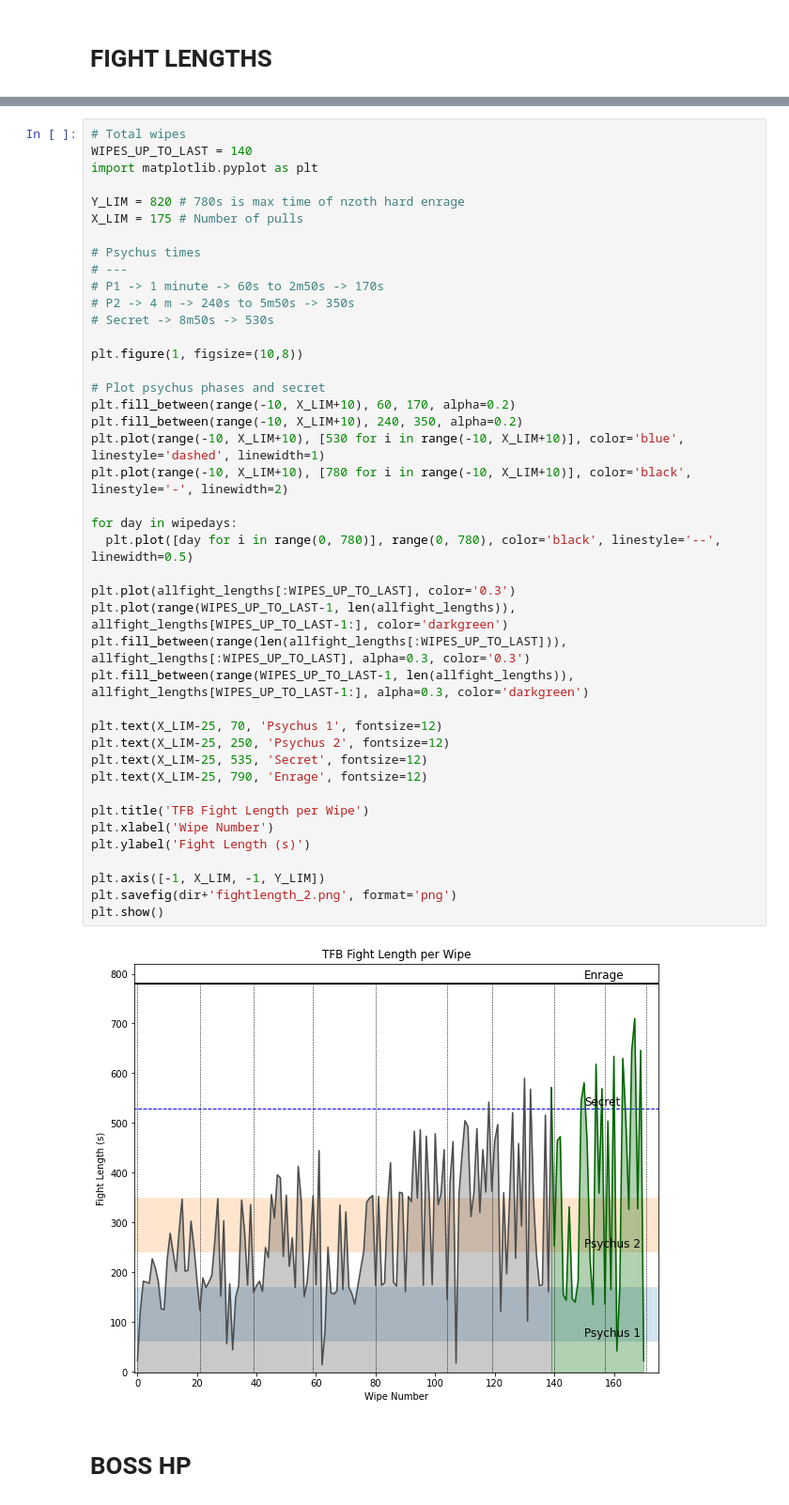
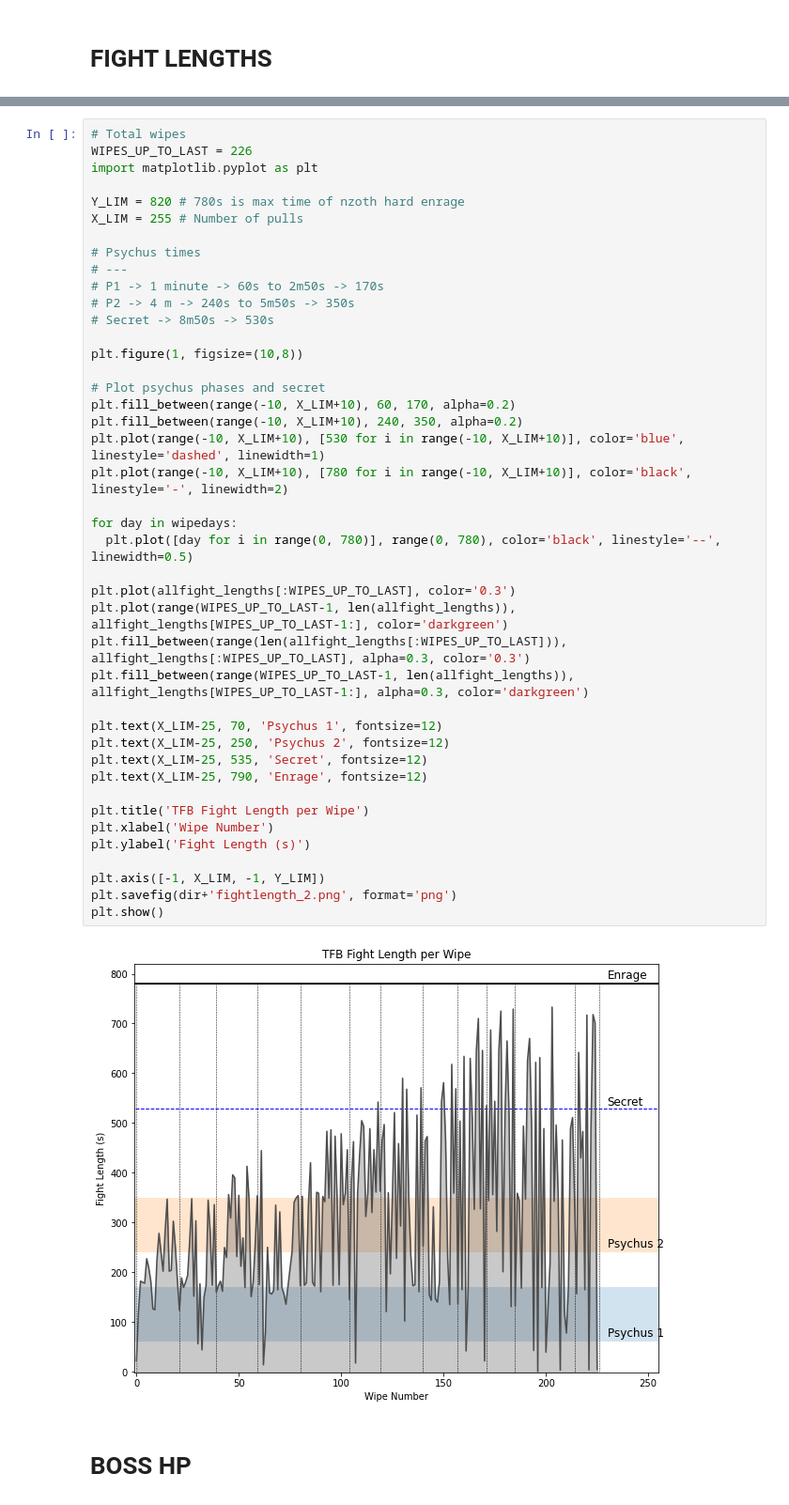
Before and after one commit to yma3/TheFriendlyBunch-WCLogs-Analysis, a Jupyter notebook: WCLogs.ipynb, the cells around one changed output, grey strips where cells are left out. Shown at 94% size. Cells and saved outputs as stored; diff of their text form.

```diff
--- a/WCLogs.ipynb
+++ b/WCLogs.ipynb
@@ -122,10 +131,10 @@ print(wipedays)
 # %%
 # Total wipes
-WIPES_UP_TO_LAST = 140
+WIPES_UP_TO_LAST = 226
 import matplotlib.pyplot as plt
 
 Y_LIM = 820 # 780s is max time of nzoth hard enrage
-X_LIM = 175 # Number of pulls
+X_LIM = 255 # Number of pulls
 
 # Psychus times
 # ---
@@ -135,34 +144,34 @@ X_LIM = 175 # Number of pulls
 
 plt.figure(1, figsize=(10,8))
 
 # Plot psychus phases and secret
 plt.fill_between(range(-10, X_LIM+10), 60, 170, alpha=0.2)
 plt.fill_between(range(-10, X_LIM+10), 240, 350, alpha=0.2)
 plt.plot(range(-10, X_LIM+10), [530 for i in range(-10, X_LIM+10)], color='blue', linestyle='dashed', linewidth=1)
 plt.plot(range(-10, X_LIM+10), [780 for i in range(-10, X_LIM+10)], color='black', linestyle='-', linewidth=2)
 
 for day in wipedays:
   plt.plot([day for i in range(0, 780)], range(0, 780), color='black', linestyle='--', linewidth=0.5)
 
 plt.plot(allfight_lengths[:WIPES_UP_TO_LAST], color='0.3')
 plt.plot(range(WIPES_UP_TO_LAST-1, len(allfight_lengths)), allfight_lengths[WIPES_UP_TO_LAST-1:], color='darkgreen')
 plt.fill_between(range(len(allfight_lengths[:WIPES_UP_TO_LAST])), allfight_lengths[:WIPES_UP_TO_LAST], alpha=0.3, color='0.3')
 plt.fill_between(range(WIPES_UP_TO_LAST-1, len(allfight_lengths)), allfight_lengths[WIPES_UP_TO_LAST-1:], alpha=0.3, color='darkgreen')
 
 plt.text(X_LIM-25, 70, 'Psychus 1', fontsize=12)
 plt.text(X_LIM-25, 250, 'Psychus 2', fontsize=12)
 plt.text(X_LIM-25, 535, 'Secret', fontsize=12)
 plt.text(X_LIM-25, 790, 'Enrage', fontsize=12)
 
 plt.title('TFB Fight Length per Wipe')
 plt.xlabel('Wipe Number')
 plt.ylabel('Fight Length (s)')
 
 plt.axis([-1, X_LIM, -1, Y_LIM])
 plt.savefig(dir+'fightlength_2.png', format='png')
 plt.show()
 # %% [output]
-[figure, old version]
+[figure, new version]
 # %% [markdown]
 # BOSS HP
 # %%
```
Also changed, not shown: parts of 46 cells of this notebook.
